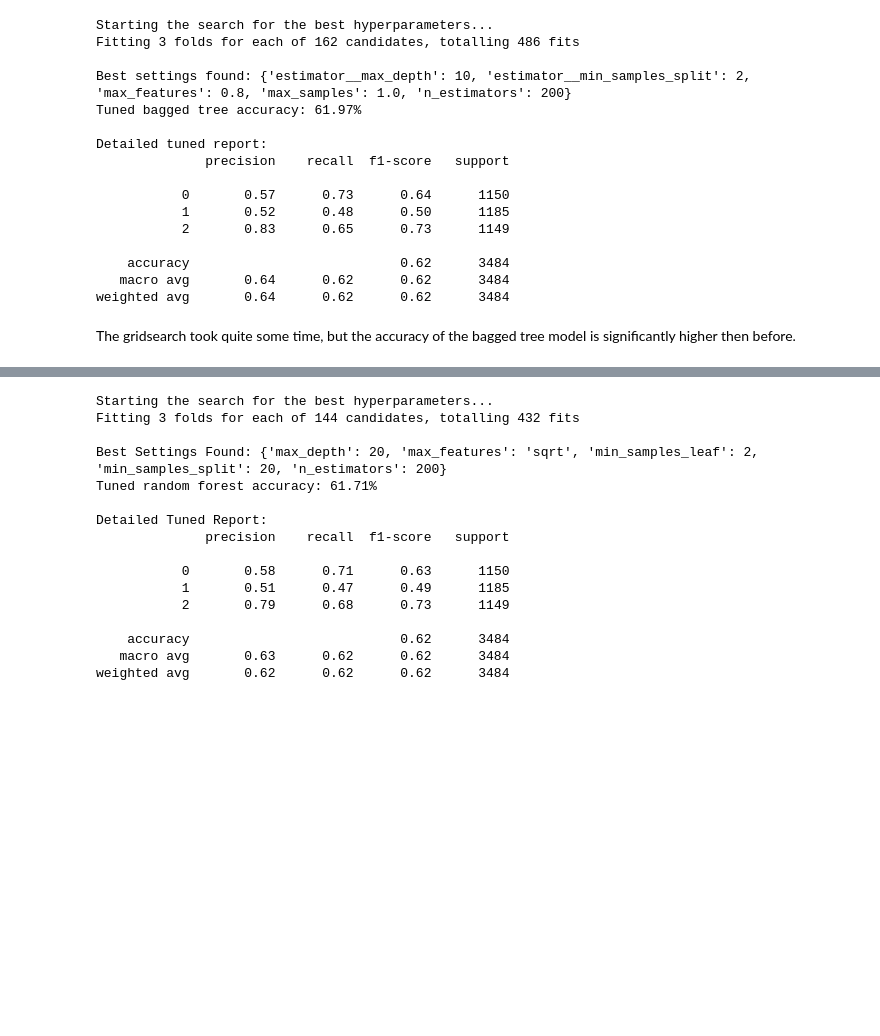
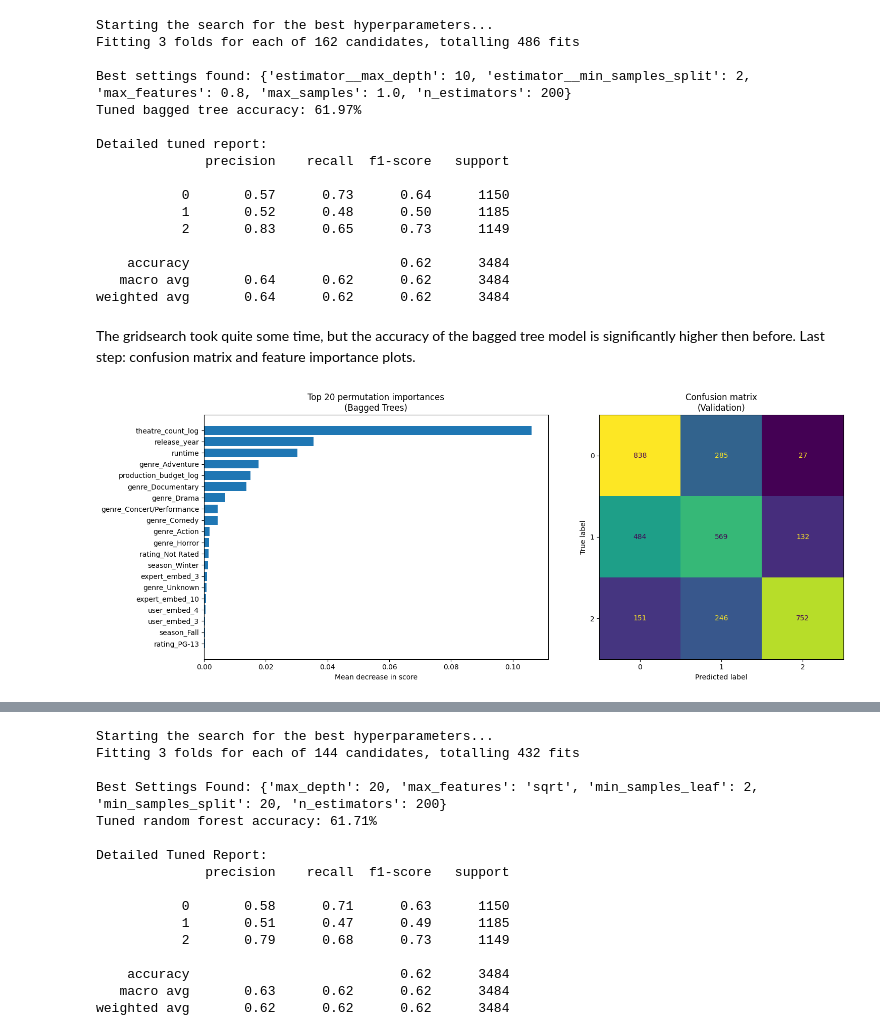
Before and after one commit to Simerblur/bjj, a Jupyter notebook: Tree_based_models_bart.ipynb, the cells around one changed output, grey strips where cells are left out. Saved outputs shown, nothing was run; the diff lists cells and outputs as text; code cells hidden in the pictures; blank space fills up the shorter version.

Commit message:
tree model updates

```diff
--- a/Tree_based_models_bart.ipynb
+++ b/Tree_based_models_bart.ipynb
@@ -297,8 +297,8 @@ grid_search_baggedtree = GridSearchCV(
 print("Starting the search for the best hyperparameters...")
 grid_search_baggedtree.fit(X_train, y_train)
 
-best_model = grid_search_baggedtree.best_estimator_
-y_pred_tuned = best_model.predict(X_validation)
+best_baggedtree = grid_search_baggedtree.best_estimator_
+y_pred_tuned = best_baggedtree.predict(X_validation)
 
 print(f"\nBest settings found: {grid_search_baggedtree.best_params_}")
 print(f"Tuned bagged tree accuracy: {accuracy_score(y_validation, y_pred_tuned):.2%}")
@@ -322,4 +322,48 @@ Detailed tuned report:
    macro avg       0.64      0.62      0.62      3484
 weighted avg       0.64      0.62      0.62      3484
 # %% [markdown]
-The gridsearch took quite some time, but the accuracy of the bagged tree model is significantly higher then before.
+The gridsearch took quite some time, but the accuracy of the bagged tree model is significantly higher then before. Last step: confusion matrix and feature importance plots.
+# %%
+from sklearn.inspection import permutation_importance
+
+top_n = 20
+model1 = best_baggedtree  # the best baggingClassifier
+
+# 1) Permutation importance on the validation set
+perm = permutation_importance(
+    model1,
+    X_validation,
+    y_validation,
+    n_repeats=10,
+    random_state=1234,
+    scoring="accuracy"
+)
+
+perm_series = pd.Series(perm.importances_mean, index=X_train.columns).sort_values(ascending=False)
+perm_top = perm_series.head(top_n).sort_values()  # sort for horizontal bar plot
+
+# 2) Predictions for confusion matrix (you already have y_pred_tuned, but this is safe)
+y_pred_tuned = model1.predict(X_validation)
+
+# 3) Make one figure with 2 plots next to each other
+fig, axes = plt.subplots(1, 2, figsize=(16, 6))
+
+# Plot A: permutation importances
+axes[0].barh(perm_top.index, perm_top.values)
+axes[0].set_title(f"Top {top_n} permutation importances\n(Bagged Trees)")
+axes[0].set_xlabel("Mean decrease in score")
+
+# Plot B: confusion matrix
+ConfusionMatrixDisplay.from_predictions(
+    y_validation,
+    y_pred_tuned,
+    ax=axes[1],
+    values_format="d",
+    colorbar=False
+)
+axes[1].set_title("Confusion matrix\n(Validation)")
+
+plt.tight_layout()
+plt.show()
+# %% [output]
+[figure, added]
```
Also changed, not shown: parts of 15 cells of this notebook.
